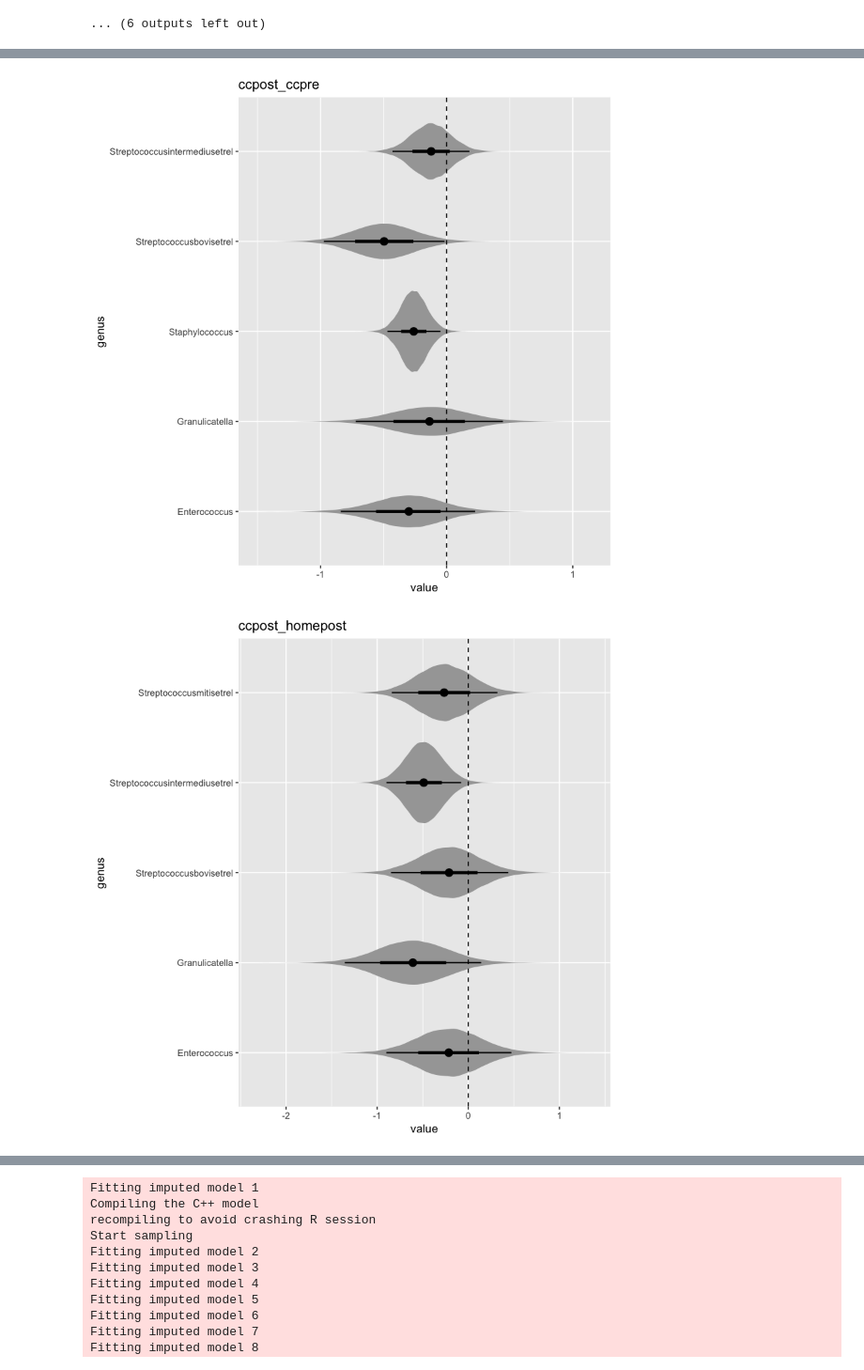
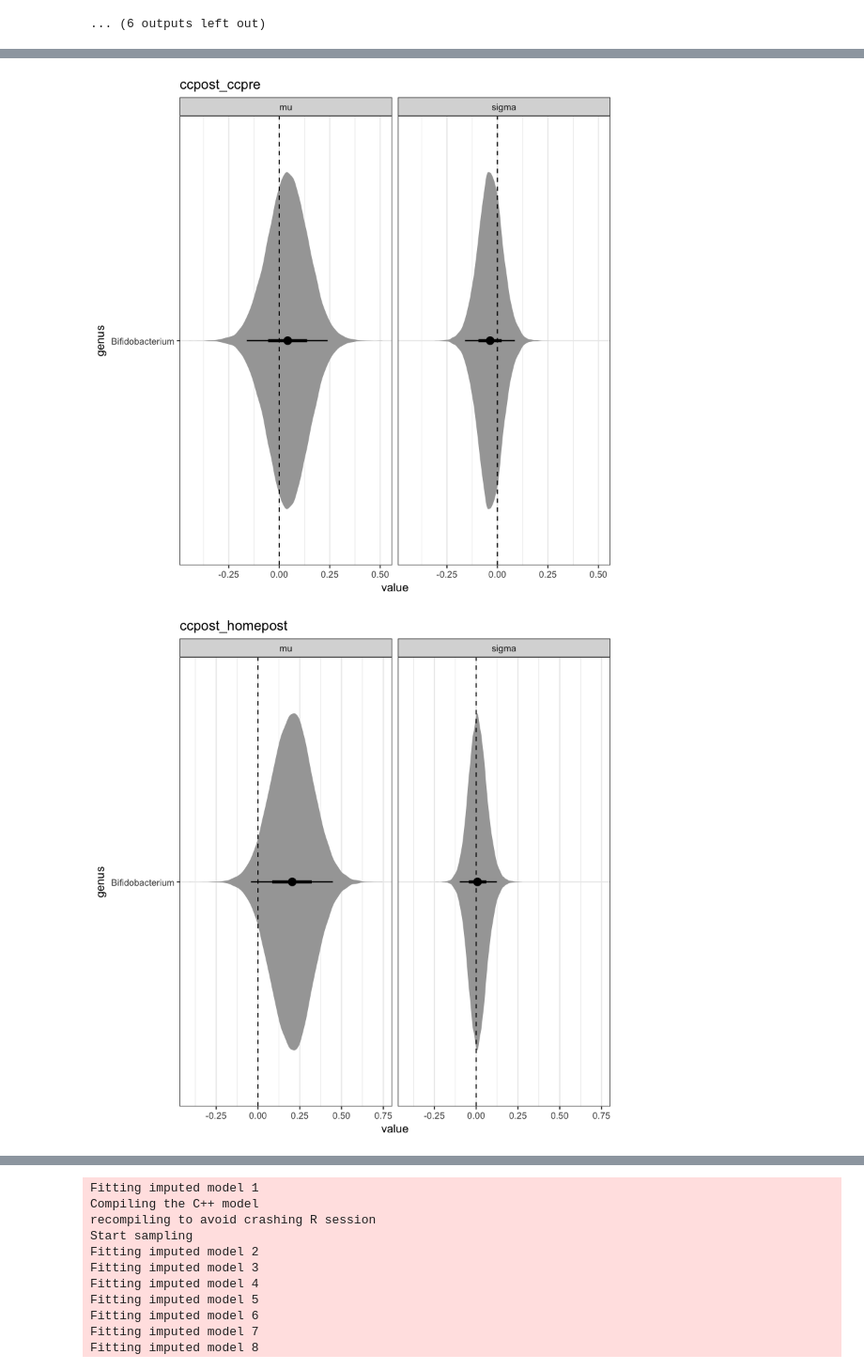
Before and after one commit to HenrikEckermann/bibo, a Jupyter notebook: notebooks/bayesian_diff_ab.ipynb, the cells around one changed output, grey strips where cells are left out. Shown at 94% size. Cells and saved outputs as stored; diff of their text form; code cells hidden in the pictures.

```diff
--- a/notebooks/bayesian_diff_ab.ipynb
+++ b/notebooks/bayesian_diff_ab.ipynb
@@ -310,6 +187,16 @@ ERROR: Error in UseMethod("mutate_"): no applicable method for 'mutate_' applied
+# %%
+comp_all <- map_dfr(comparisons, function(list) {
+    mu_df <- list[[1]]
+    sigma_df <- list[[2]]
+    bind_rows(mu_df, sigma_df)
+})
+
+slopes <- map_dfr(comparisons, function(list) {
+    list[[3]]
+})
 # %%
 # nest by comparison
-comparisons_nest <- comparisons_all %>%
+comparisons_nest <- comp_all %>%
     gather(comparison, value, -genus, -dpar) %>%
     group_by(comparison) %>%
     nest()
@@ -353,13 +253,14 @@ slopes <- map(genera, function(genus) {
 # %%
 # for each comparison show mu_diff posterior distribution
 map2(effects, comparisons_nest$comparison, function(df, comp) {
-   comparisons %>%
-    gather(comparison, value, -genus) %>%
+   comp_all %>%
+    gather(comparison, value, -genus, -dpar) %>%
     filter(comparison == comp, genus %in% df$genus) %>%
     ggplot(aes(value, genus)) +
     geom_eyeh() +
     geom_vline(aes(xintercept = 0), linetype = "dashed") +
     ggtitle(comp) +
+    facet_wrap(~dpar) +
     theme_bw()
 })
 # %% [output]
@@ -367,2 +268,2 @@ map2(effects, comparisons_nest$comparison, function(df, comp) {
-[figure, old version]
+[figure, new version]
-[figure, old version]
+[figure, new version]
```
Also changed, not shown: parts of 6 cells of this notebook, 1 other file.
